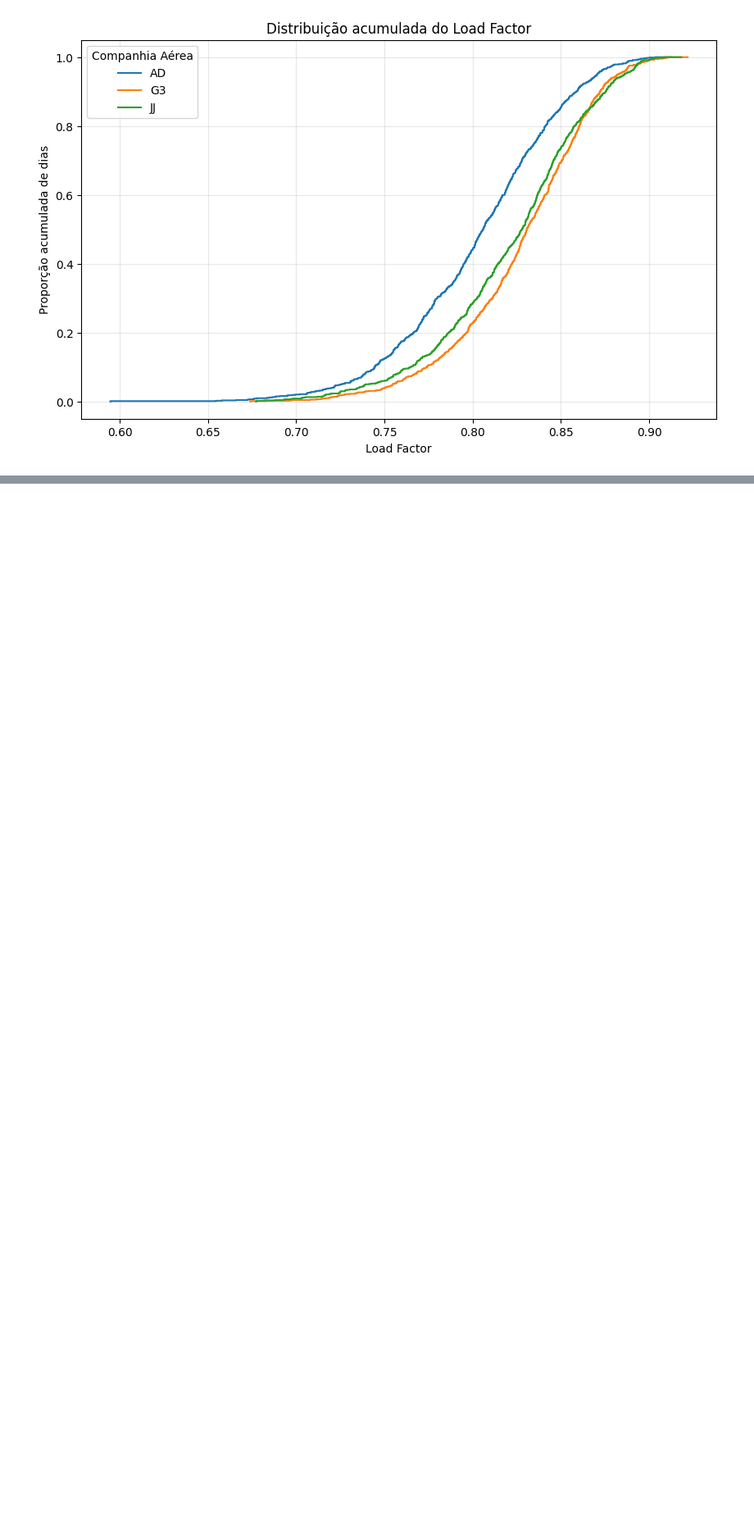
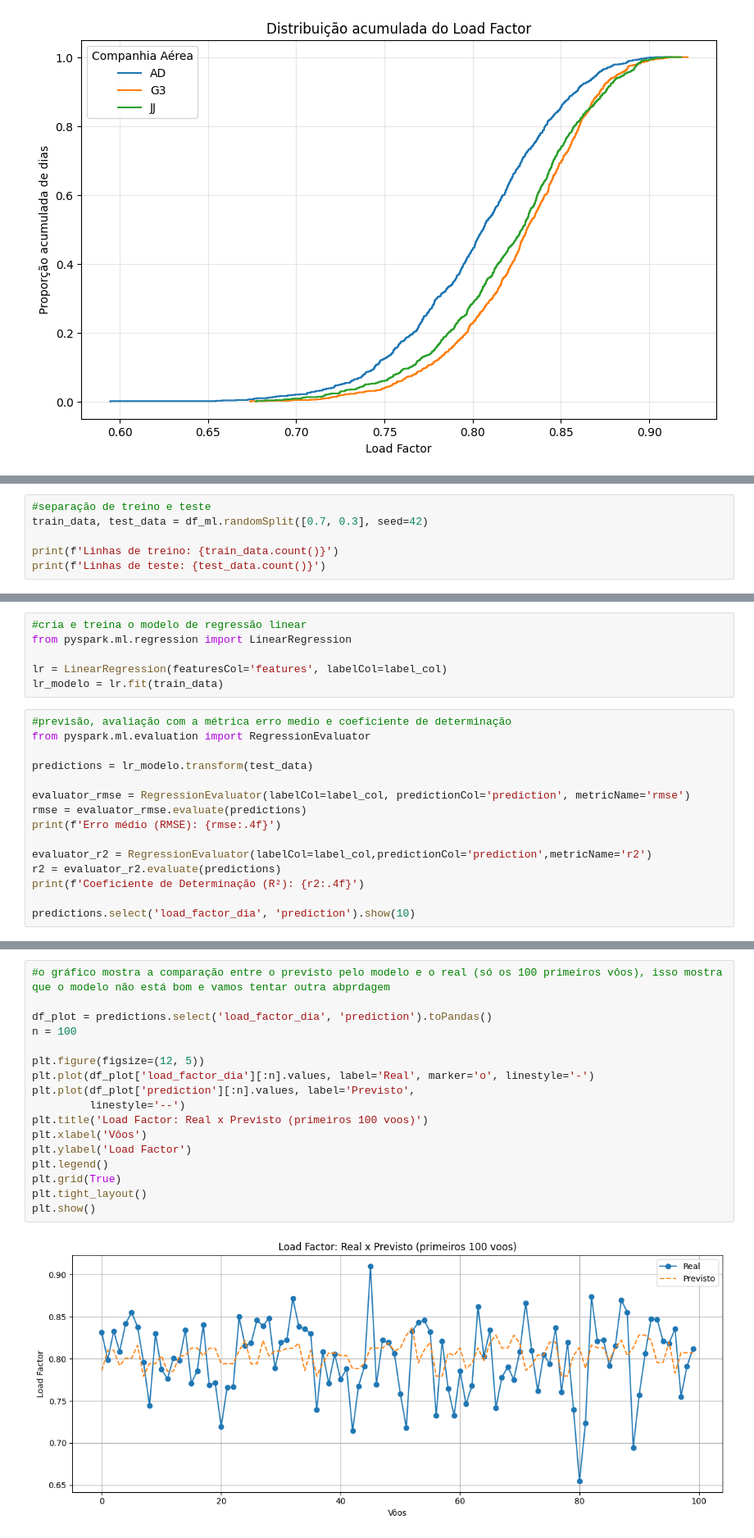
Before and after one commit to Ligia-lab/load_factor_anac, a Jupyter notebook: projeto_machine_learning_load_factor.ipynb, the cells around one changed output, grey strips where cells are left out. Shown at 82% size. Drawn from its saved outputs; the diff is of its cells as text; blank space fills up the shorter version.

Commit message:
add etapas de treino e teste, etapa de previsão

```diff
--- a/projeto_machine_learning_load_factor.ipynb
+++ b/projeto_machine_learning_load_factor.ipynb
@@ -391,0 +448,6 @@ plt.show()
+# %%
+#separação de treino e teste
+train_data, test_data = df_ml.randomSplit([0.7, 0.3], seed=42)
+
+print(f'Linhas de treino: {train_data.count()}')
+print(f'Linhas de teste: {test_data.count()}')
@@ -391,0 +459,21 @@ plt.show()
+# %%
+#cria e treina o modelo de regressão linear
+from pyspark.ml.regression import LinearRegression
+
+lr = LinearRegression(featuresCol='features', labelCol=label_col)
+lr_modelo = lr.fit(train_data)
+# %%
+#previsão, avaliação com a métrica erro medio e coeficiente de determinação
+from pyspark.ml.evaluation import RegressionEvaluator
+
+predictions = lr_modelo.transform(test_data)
+
+evaluator_rmse = RegressionEvaluator(labelCol=label_col, predictionCol='prediction', metricName='rmse')
+rmse = evaluator_rmse.evaluate(predictions)
+print(f'Erro médio (RMSE): {rmse:.4f}')
+
+evaluator_r2 = RegressionEvaluator(labelCol=label_col,predictionCol='prediction',metricName='r2')
+r2 = evaluator_r2.evaluate(predictions)
+print(f'Coeficiente de Determinação (R²): {r2:.4f}')
+
+predictions.select('load_factor_dia', 'prediction').show(10)
@@ -391,0 +498,19 @@ plt.show()
+# %%
+#o gráfico mostra a comparação entre o previsto pelo modelo e o real (só os 100 primeiros vôos), isso mostra que o modelo não está bom e vamos tentar outra abprdagem
+
+df_plot = predictions.select('load_factor_dia', 'prediction').toPandas()
+n = 100
+
+plt.figure(figsize=(12, 5))
+plt.plot(df_plot['load_factor_dia'][:n].values, label='Real', marker='o', linestyle='-')
+plt.plot(df_plot['prediction'][:n].values, label='Previsto',
+         linestyle='--')
+plt.title('Load Factor: Real x Previsto (primeiros 100 voos)')
+plt.xlabel('Vôos')
+plt.ylabel('Load Factor')
+plt.legend()
+plt.grid(True)
+plt.tight_layout()
+plt.show()
+# %% [output]
+[figure, added]
```
Also changed, not shown: parts of 36 cells of this notebook.
